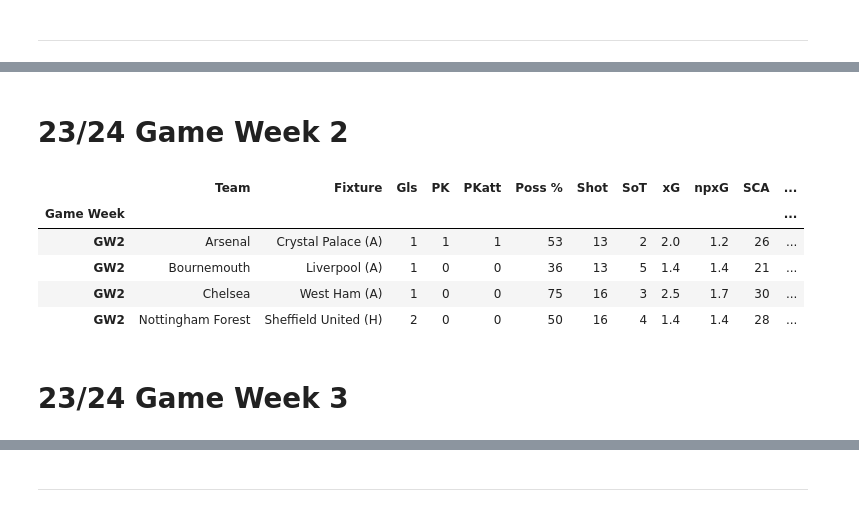
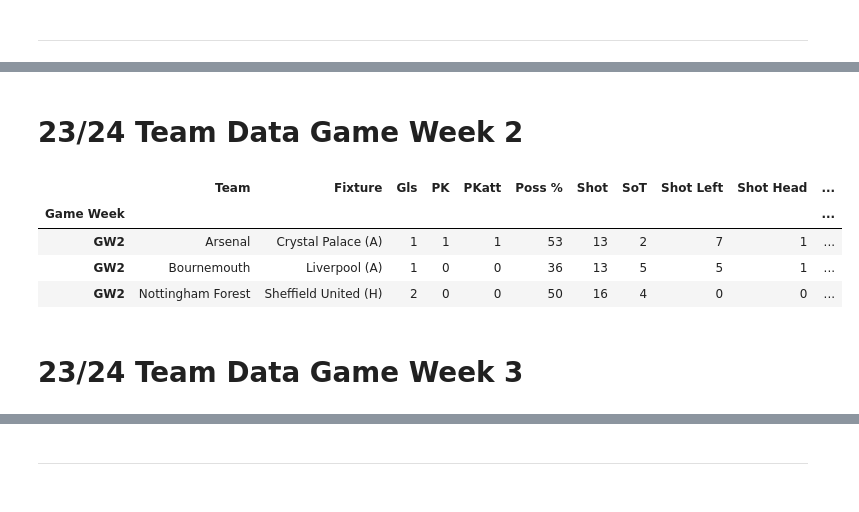
Before and after one commit to Owen93M/Arsenal_Attacking_Analysis, a Jupyter notebook: Arsenal Attacking Analysis.ipynb, the cells around one changed output, grey strips where cells are left out. Saved outputs shown, nothing was run; the diff lists cells and outputs as text; code cells hidden in the pictures.

```diff
--- a/Arsenal Attacking Analysis.ipynb
+++ b/Arsenal Attacking Analysis.ipynb
@@ -1,5 +1,5 @@
 # %%
-###### Imports
+#Imports
 import csv
 import json
 import numpy as np
@@ -11,15 +11,14 @@ import matplotlib.pyplot as plt
 import warnings
 warnings.filterwarnings('ignore')
 
-# Show Selected Number Of Rows And Columns Using *set_option* Function
-pd.set_option('display.max_rows', 21)
+# Show Selected Number Of Rows And Columns
+pd.set_option('display.max_rows', 2791)
 pd.set_option('display.max_columns', 129)
 
 # Modify Layout
 # Import *display* And *HMTL* Functions From *IPython.display*
 from IPython.display import display, HTML
-# Use *display* Function, Inside Use *HTML* To Create HTML Content.
-# CSS Rule *<style>* Use Class *.container* To *width:100%*, Marked As *!important*, Overriding Other CSS Rules.
+# Set Display Stylings.
 display(HTML("<style>.container { width:100% !important; }</style>"))
 # %% [markdown]
 ---
@@ -171,16 +170,15 @@ gw1_23_24
 # %% [markdown]
-# 23/24 Game Week 2
+# 23/24 Team Data Game Week 2
 # %%
-gw1_23_24 = pd.read_csv('23_24_gw2_team_stats.csv')
-gw1_23_24 = gw1_23_24.set_index('Game Week').rename(columns={'Sh':'Shot'})
-gw1_23_24
+gw2_23_24 = pd.read_csv('23_24_gw2_team_stats.csv')
+gw2_23_24 = gw2_23_24.set_index('Game Week').rename(columns={'Sh':'Shot'})
+gw2_23_24
 # %% [output]
-|  | Team | Fixture | Gls | PK | PKatt | Poss % | Shot | SoT | xG | npxG | SCA | ... |
-| Game Week |  |  |  |  |  |  |  |  |  |  |  | ... |
-| GW2 | Arsenal | Crystal Palace (A) | 1 | 1 | 1 | 53 | 13 | 2 | 2.0 | 1.2 | 26 | ... |
-| GW2 | Bournemouth | Liverpool (A) | 1 | 0 | 0 | 36 | 13 | 5 | 1.4 | 1.4 | 21 | ... |
-| GW2 | Chelsea | West Ham (A) | 1 | 0 | 0 | 75 | 16 | 3 | 2.5 | 1.7 | 30 | ... |
-| GW2 | Nottingham Forest | Sheffield United (H) | 2 | 0 | 0 | 50 | 16 | 4 | 1.4 | 1.4 | 28 | ... |
+|  | Team | Fixture | Gls | PK | PKatt | Poss % | Shot | SoT | Shot Left | Shot Head | ... |
+| Game Week |  |  |  |  |  |  |  |  |  |  | ... |
+| GW2 | Arsenal | Crystal Palace (A) | 1 | 1 | 1 | 53 | 13 | 2 | 7 | 1 | ... |
+| GW2 | Bournemouth | Liverpool (A) | 1 | 0 | 0 | 36 | 13 | 5 | 5 | 1 | ... |
+| GW2 | Nottingham Forest | Sheffield United (H) | 2 | 0 | 0 | 50 | 16 | 4 | 0 | 0 | ... |
 # %% [markdown]
-# 23/24 Game Week 3
+# 23/24 Team Data Game Week 3
 # %%
```
Also changed, not shown: parts of 165 cells of this notebook.
